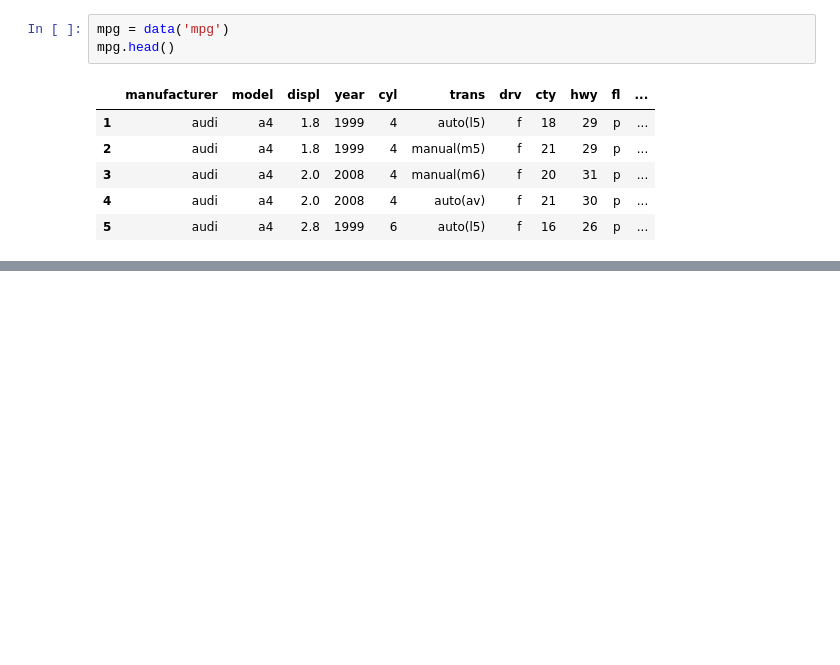
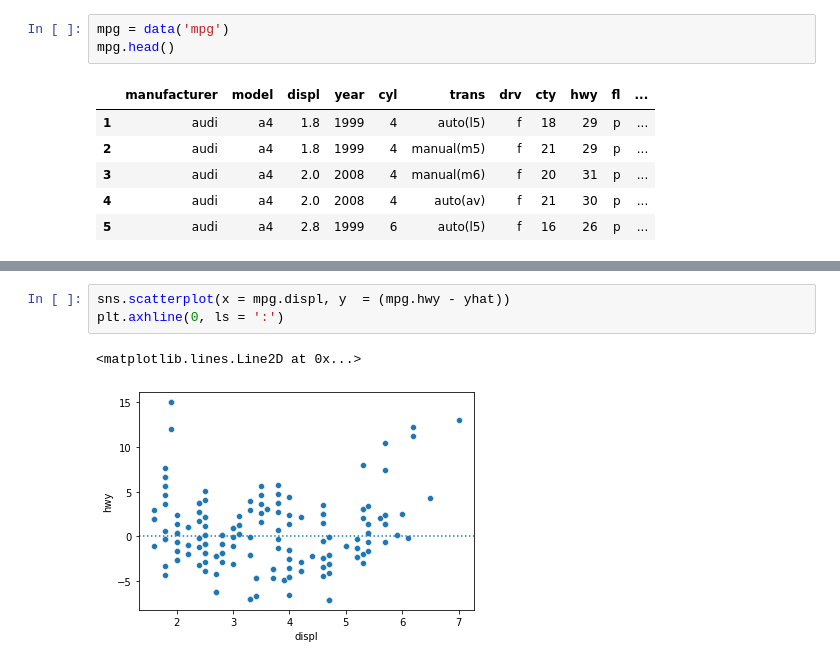
Before and after one commit to malachi-hale/Regression-exercises, a Jupyter notebook: evaluate.ipynb, the cells around one changed output, grey strips where cells are left out. Saved outputs shown, nothing was run; the diff lists cells and outputs as text; blank space fills up the shorter version.

```diff
--- a/evaluate.ipynb
+++ b/evaluate.ipynb
@@ -288,0 +306,6 @@ mpg.head()
+# %%
+sns.scatterplot(x = mpg.displ, y  = (mpg.hwy - yhat))
+plt.axhline(0, ls = ':')
+# %% [output]
+<matplotlib.lines.Line2D at 0x...>
+[figure, added]
```
Also changed, not shown: parts of 6 cells of this notebook.
